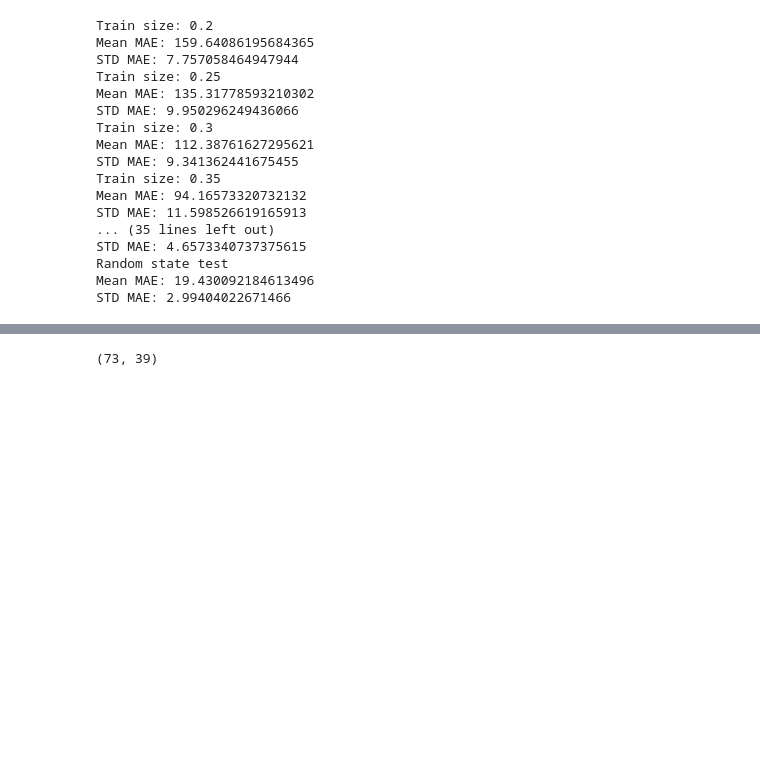
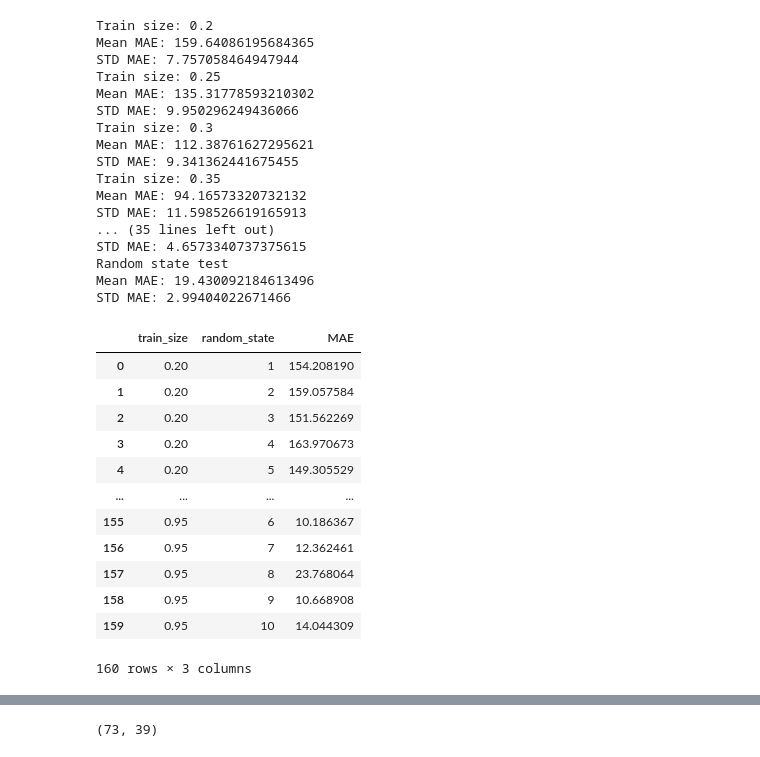
Before and after one commit to MADS696ss25group4/milestone2, a Jupyter notebook: Supervised_Models copy.ipynb, the cells around one changed output, grey strips where cells are left out. Cells and saved outputs as stored; diff of their text form; code cells hidden in the pictures; blank space fills up the shorter version.

```diff
--- a/Supervised_Models copy.ipynb
+++ b/Supervised_Models copy.ipynb
@@ -1125,3 +1124,22 @@ STD MAE: 4.6573340737375615
 Random state test
 Mean MAE: 19.430092184613496
 STD MAE: 2.99404022671466
+# %%
+df_learning = pd.DataFrame(learning_curves,
+    columns=['train_size', 'random_state', 'MAE'],
+    )
+df_learning
+# %% [output]
+|  | train_size | random_state | MAE |
+| 0 | 0.20 | 1 | 154.208190 |
+| 1 | 0.20 | 2 | 159.057584 |
+| 2 | 0.20 | 3 | 151.562269 |
+| 3 | 0.20 | 4 | 163.970673 |
+| 4 | 0.20 | 5 | 149.305529 |
+| ... | ... | ... | ... |
+| 155 | 0.95 | 6 | 10.186367 |
+| 156 | 0.95 | 7 | 12.362461 |
+| 157 | 0.95 | 8 | 23.768064 |
+| 158 | 0.95 | 9 | 10.668908 |
+| 159 | 0.95 | 10 | 14.044309 |
+160 rows × 3 columns
```
Also changed, not shown: parts of 3 cells of this notebook.
